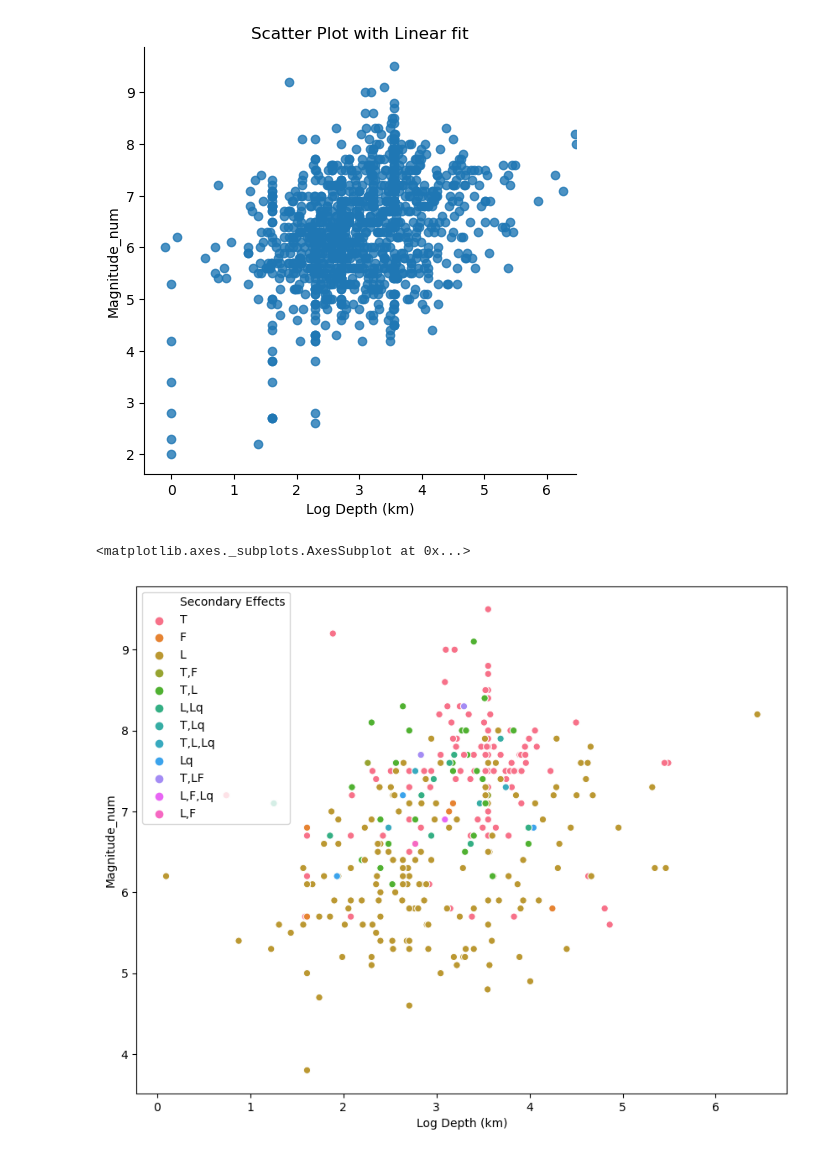
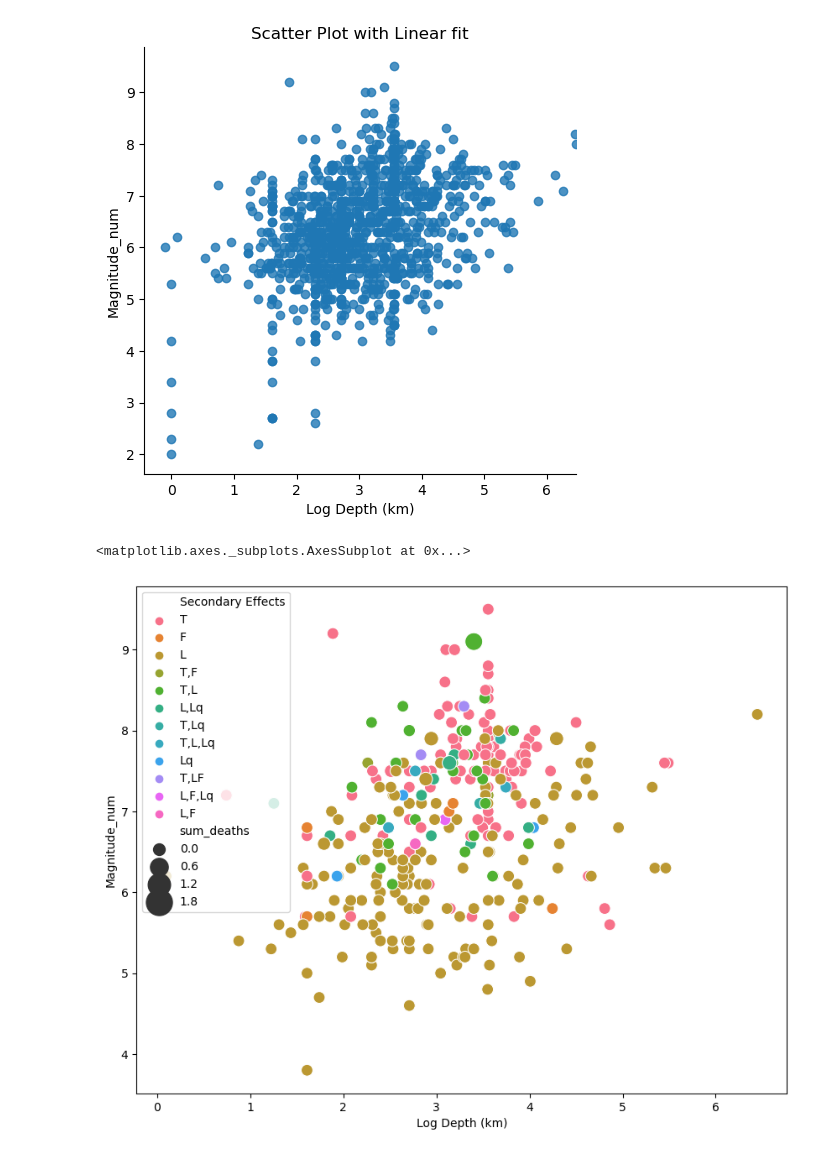
Before and after one commit to nss-data-science-cohort-4/dq3-earthquakes-down-to-earth, a Jupyter notebook: dq3_earthqueck_cleaning.ipynb, the cells around one changed output. Cells and saved outputs as stored; diff of their text form; code cells hidden in the pictures.

```diff
--- a/dq3_earthqueck_cleaning.ipynb
+++ b/dq3_earthqueck_cleaning.ipynb
@@ -273,0 +255,6 @@ earthq_df.head(60)
+# %%
+earthq_df['Secondary Effects 1']=earthq_df['Secondary Effects'].str.extract(r'(\w+)\,*')
+# %%
+earthq_df['Secondary Effects 2']=earthq_df['Secondary Effects'].str.extract(r'\w+\,+(\w+)\,*')
+# %%
+earthq_df['Secondary Effects 3']=earthq_df['Secondary Effects'].str.extract(r'\w+\,+\w+\,(\w+)')
@@ -309,7 +300,7 @@ Text(0.5, 1.0, 'Scatter Plot with Linear fit')
 [figure]
 # %%
 plt.rcParams.update({'figure.figsize':(10,8), 'figure.dpi':100})
-sns.scatterplot(x='Log Depth (km)', y='Magnitude_num', hue='Secondary Effects', data=earthq_df)
+sns.scatterplot(x='Log Depth (km)', y='Magnitude_num', hue='Secondary Effects', size='sum_deaths', sizes=(100, 500), data=earthq_df)
 # %% [output]
 <matplotlib.axes._subplots.AxesSubplot at 0x...>
-[figure, old version]
+[figure, new version]
```
Also changed, not shown: parts of 18 cells of this notebook.
